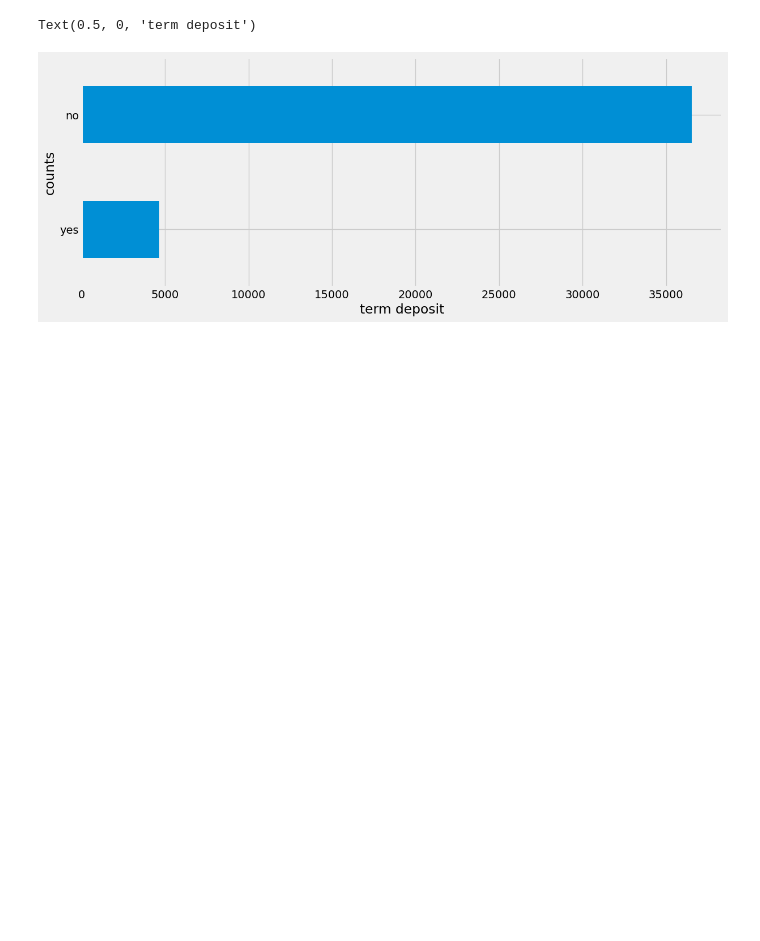
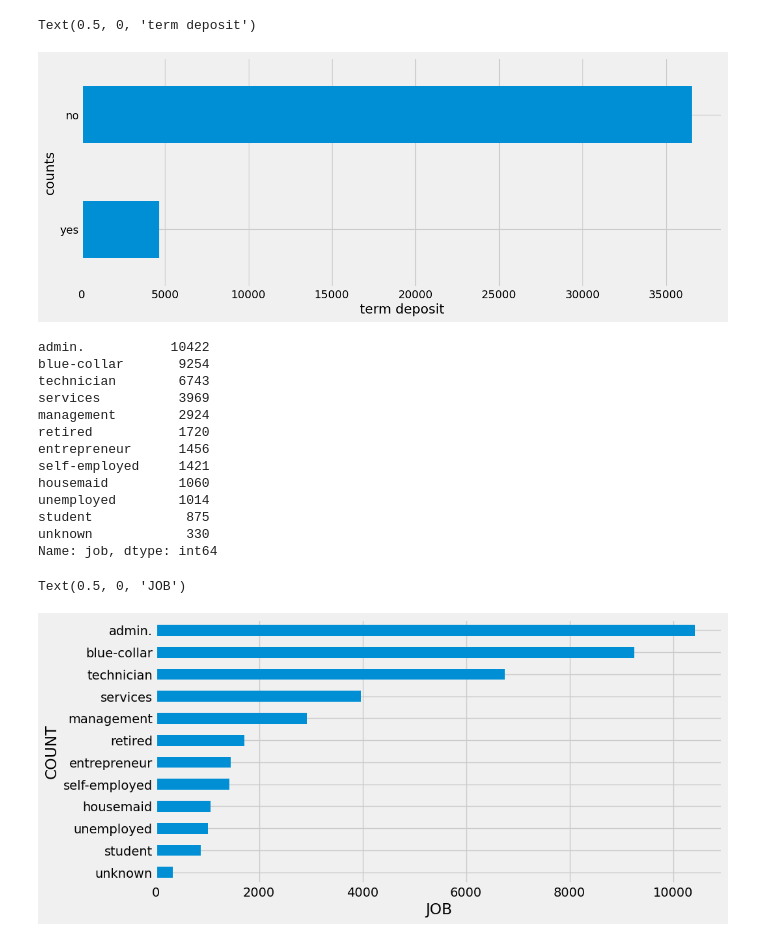
Before and after one commit to elvis-darko/AZUBI-AFRICA---TALENT-MOBILITY-PROGRAM-ASSESSMENT, a Jupyter notebook: ASSETS/dev/client_subscription.ipynb, the cells around one changed output. Cells and saved outputs as stored; diff of their text form; code cells hidden in the pictures; blank space fills up the shorter version.

```diff
--- a/ASSETS/dev/client_subscription.ipynb
+++ b/ASSETS/dev/client_subscription.ipynb
@@ -388,3 +386,29 @@ yes     4640
 Name: y, dtype: int64
 Text(0.5, 0, 'term deposit')
 [figure]
+# %%
+# Check  value counts of jobs of clients
+
+print(bank_add_full['job'].value_counts())
+
+plt.figure(figsize=(10,5))
+bank_add_full['job'].value_counts().plot(kind='barh')
+plt.gca().invert_yaxis()
+plt.ylabel('COUNT')
+plt.xlabel('JOB')
+# %% [output]
+admin.           10422
+blue-collar       9254
+technician        6743
+services          3969
+management        2924
+retired           1720
+entrepreneur      1456
+self-employed     1421
+housemaid         1060
+unemployed        1014
+student            875
+unknown            330
+Name: job, dtype: int64
+Text(0.5, 0, 'JOB')
+[figure, added]
```
Also changed, not shown: parts of 39 cells of this notebook.
